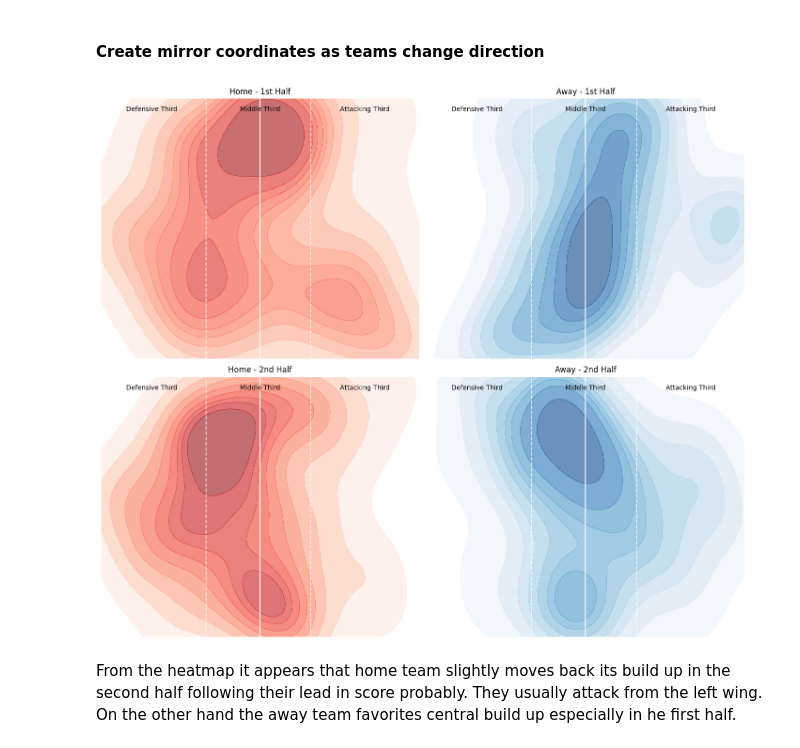
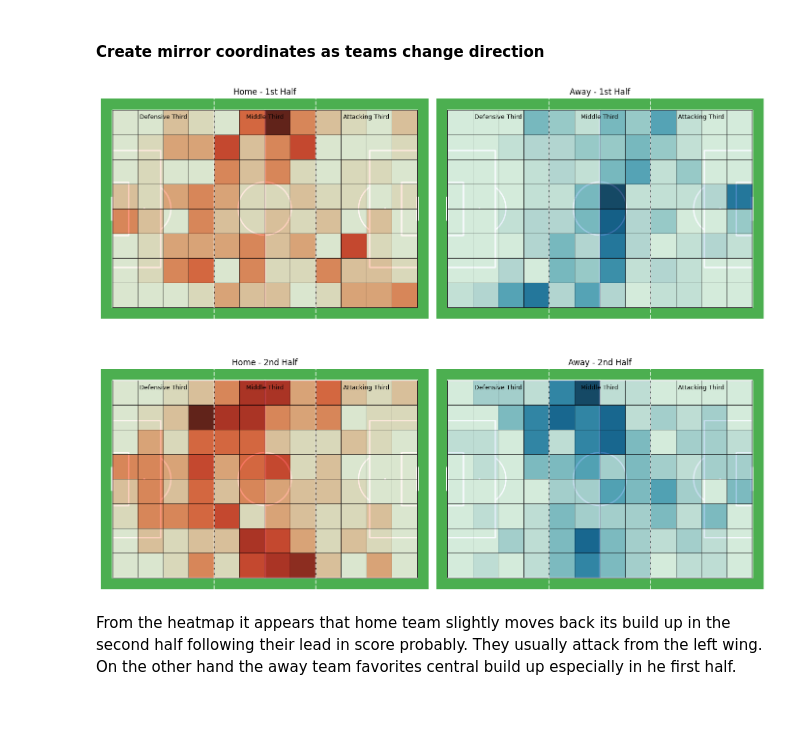
Before and after one commit to ieee-sb-uniwa/milon-football, a Jupyter notebook: notebooks/game1_analysis.ipynb, the cells around one changed output. Drawn from its saved outputs; the diff is of its cells as text; code cells hidden in the pictures; blank space fills up the shorter version.

```diff
--- a/notebooks/game1_analysis.ipynb
+++ b/notebooks/game1_analysis.ipynb
@@ -786,67 +787,80 @@ away_1h = passes_1h[passes_1h['Team'] == 'Away']
 home_2h = passes_2h[passes_2h['Team'] == 'Home']
 away_2h = passes_2h[passes_2h['Team'] == 'Away']
 
 
 # coordinates
 x_home1 = home_1h['Start X'] * 100
 y_home1 = home_1h['Start Y'] * 100
 
 x_away1 = away_1h['Start X'] * 100
 y_away1 = away_1h['Start Y'] * 100
 
 x_home2 = home_2h['Start X'] * 100
 y_home2 = home_2h['Start Y'] * 100
 
 x_away2 = away_2h['Start X'] * 100
 y_away2 = away_2h['Start Y'] * 100
 
 
-fig, axes = plt.subplots(2,2, figsize=(14,12))
+# --- pitch ---
+pitch = Pitch(
+    pitch_type='custom',
+    pitch_length=105,
+    pitch_width=68,
+    pitch_color='#4CAF50',
+    line_color='white'
+)
 
-for ax in axes.flatten():
+fig, axes = plt.subplots(2, 2, figsize=(14,12))
+axes = axes.flatten()
 
-    ax.set_facecolor('#4CAF50')
+datasets = [
+    (home_1h, "Home - 1st Half", "Reds"),
+    (away_1h, "Away - 1st Half", "Blues"),
+    (home_2h, "Home - 2nd Half", "Reds"),
+    (away_2h, "Away - 2nd Half", "Blues"),
+]
 
-    ax.plot([0,100],[0,0], color="white")
-    ax.plot([0,0],[0,100], color="white")
-    ax.plot([100,100],[0,100], color="white")
-    ax.plot([0,100],[100,100], color="white")
+for ax, (df, title, cmap) in zip(axes, datasets):
 
-    ax.plot([50,50],[0,100], color="white")
+    pitch.draw(ax=ax)
 
-    ax.set_xlim(0,100)
-    ax.set_ylim(0,100)
-    ax.axvline(33, color='white', linestyle='--', alpha=0.7)
-    ax.axvline(66, color='white', linestyle='--', alpha=0.7)
+    # convert to meters
+    x = df['Start X'] * 105
+    y = df['Start Y'] * 68
+
+    # 🔥 square heatmap
+    bin_stat = pitch.bin_statistic(
+        x,
+        y,
+        statistic='count',
+        bins=(12, 8)
+    )
+
+    pitch.heatmap(
+        bin_stat,
+        ax=ax,
+        cmap=cmap,
+        edgecolors='black',
+        linewidth=0.5,
+        alpha=0.8
+    )
+
+    # thirds lines
+    ax.axvline(105/3, color='white', linestyle='--', alpha=0.7)
+    ax.axvline(2*105/3, color='white', linestyle='--', alpha=0.7)
 
     # labels
-    ax.text(16, 95, "Defensive Third", color='black', ha='center', fontsize=10)
-    ax.text(50, 95, "Middle Third", color='black', ha='center', fontsize=10)
-    ax.text(83, 95, "Attacking Third", color='black', ha='center', fontsize=10)
+    ax.text(105/6, 65, "Defensive Third", color='black', ha='center', fontsize=9)
+    ax.text(105/2, 65, "Middle Third", color='black', ha='center', fontsize=9)
+    ax.text(5*105/6, 65, "Attacking Third", color='black', ha='center', fontsize=9)
 
-    ax.axis('off')
-
-
-# 1st half
-sns.kdeplot(x=x_home1, y=y_home1, fill=True, cmap="Reds", alpha=0.6, ax=axes[0,0])
-axes[0,0].set_title("Home - 1st Half")
-
-sns.kdeplot(x=x_away1, y=y_away1, fill=True, cmap="Blues", alpha=0.6, ax=axes[0,1])
-axes[0,1].set_title("Away - 1st Half")
-
-
-# 2nd half
-sns.kdeplot(x=x_home2, y=y_home2, fill=True, cmap="Reds", alpha=0.6, ax=axes[1,0])
-axes[1,0].set_title("Home - 2nd Half")
-
-sns.kdeplot(x=x_away2, y=y_away2, fill=True, cmap="Blues", alpha=0.6, ax=axes[1,1])
-axes[1,1].set_title("Away - 2nd Half")
-
+    ax.set_title(title)
 
 plt.tight_layout()
 plt.show()
 # %% [output]
-[figure, old version]
+[figure, new version]
 # %% [markdown]
 From the heatmap it appears that home team slightly moves back its build up in the second half following their lead in score probably. They usually attack from the left wing. On the other hand the away team favorites central build up especially in he first half.
 # %% [markdown]
```
Also changed, not shown: parts of 3 cells of this notebook, 1 other file.
